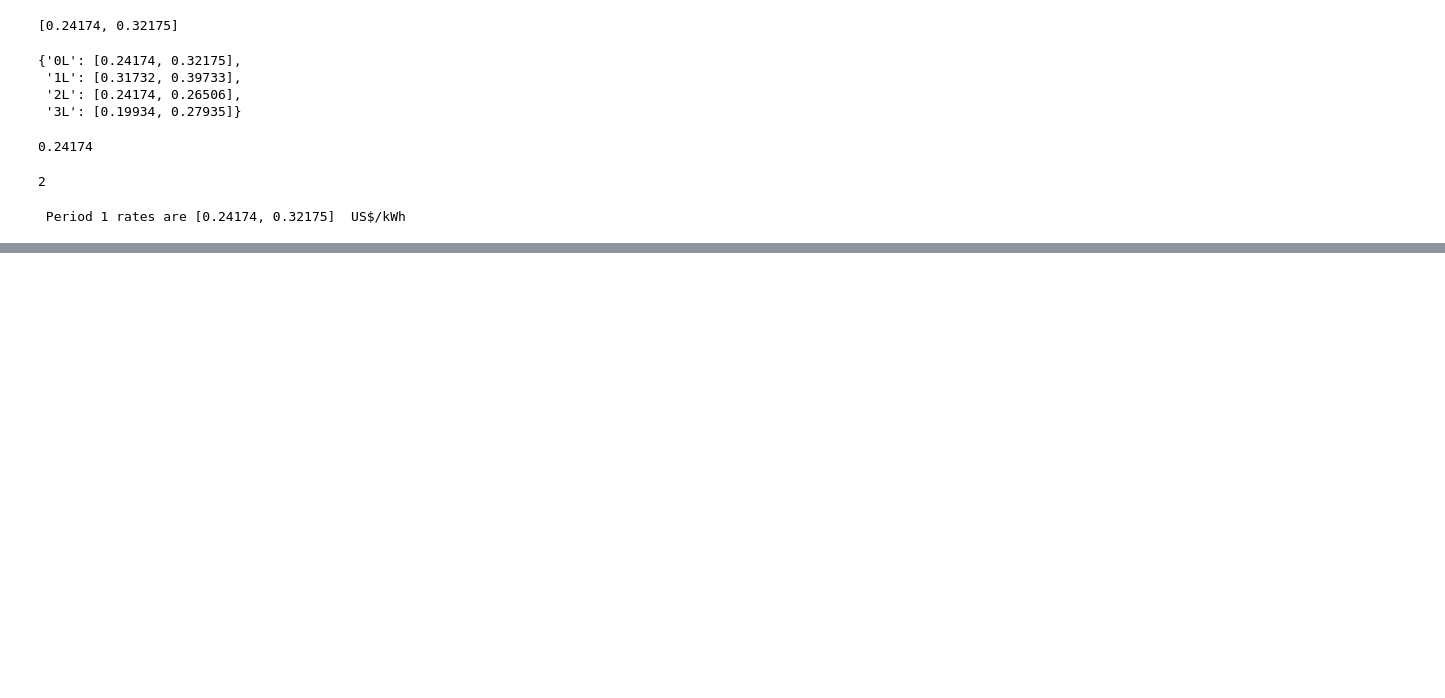
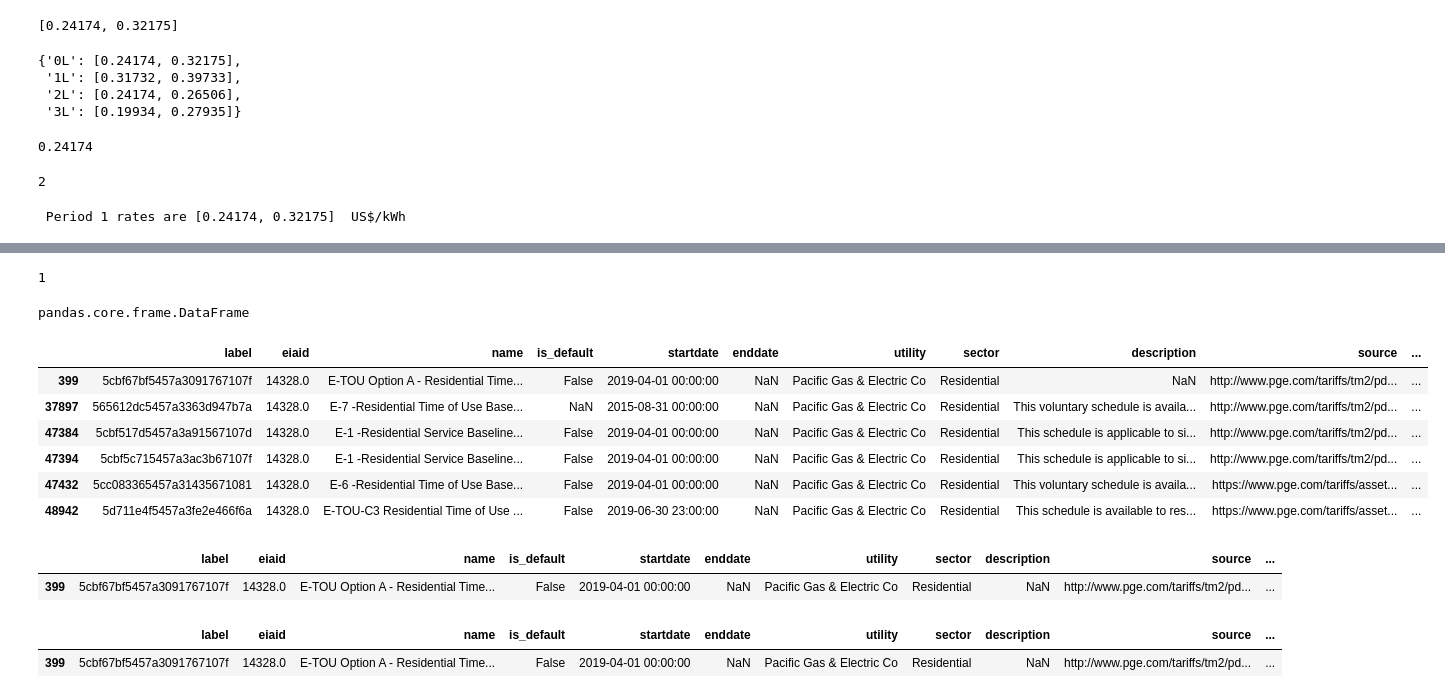
Before and after one commit to arras-energy/gridlabd-template, a Jupyter notebook: US/CA/SLAC/tariff_design/Tariff Query.ipynb, the cells around one changed output, grey strips where cells are left out. Cells and saved outputs as stored; diff of their text form; code cells hidden in the pictures; blank space fills up the shorter version.

Commit message:
Edited initiation fnc draft in .py file and finished TOU tariff class

```diff
--- a/US/CA/SLAC/tariff_design/Tariff Query.ipynb
+++ b/US/CA/SLAC/tariff_design/Tariff Query.ipynb
@@ -184,0 +230,6 @@ Name: 16, dtype: object
+# %%
+with open(filename) as fp:
+    reader = csv.reader(fp,skipinitialspace=True, delimiter=",")
+    next(reader)
+    data_read = [row for row in reader]
+print(data_read)
@@ -184,0 +246,28 @@ Name: 16, dtype: object
+# %%
+len(data_read)
+# %% [output]
+1
+# %%
+utility = data_read[0][0]
+sector = data_read[0][1]
+name = data_read[0][2]
+region = data_read[0][4]
+# %%
+terms = [name, region]
+# %%
+type(utility_active)
+# %% [output]
+pandas.core.frame.DataFrame
+# %%
+mask_utility1 = utility_active["name"].str.contains('|'.join(terms), case=False)
+mask_utility2 = utility_active["sector"].str.contains(sector)
+# %%
+utility_active[mask_utility1]
+# %% [output]
+|  | label | eiaid | name | is_default | startdate | enddate | utility | sector | description | source | ... |
+| 399 | 5cbf67bf5457a3091767107f | 14328.0 | E-TOU Option A - Residential Time... | False | 2019-04-01 00:00:00 | NaN | Pacific Gas & Electric Co | Residential | NaN | http://www.pge.com/tariffs/tm2/pd... | ... |
+| 37897 | 565612dc5457a3363d947b7a | 14328.0 | E-7 -Residential Time of Use Base... | NaN | 2015-08-31 00:00:00 | NaN | Pacific Gas & Electric Co | Residential | This voluntary schedule is availa... | http://www.pge.com/tariffs/tm2/pd... | ... |
+| 47384 | 5cbf517d5457a3a91567107d | 14328.0 | E-1 -Residential Service Baseline... | False | 2019-04-01 00:00:00 | NaN | Pacific Gas & Electric Co | Residential | This schedule is applicable to si... | http://www.pge.com/tariffs/tm2/pd... | ... |
+| 47394 | 5cbf5c715457a3ac3b67107f | 14328.0 | E-1 -Residential Service Baseline... | False | 2019-04-01 00:00:00 | NaN | Pacific Gas & Electric Co | Residential | This schedule is applicable to si... | http://www.pge.com/tariffs/tm2/pd... | ... |
+| 47432 | 5cc083365457a31435671081 | 14328.0 | E-6 -Residential Time of Use Base... | False | 2019-04-01 00:00:00 | NaN | Pacific Gas & Electric Co | Residential | This voluntary schedule is availa... | https://www.pge.com/tariffs/asset... | ... |
+| 48942 | 5d711e4f5457a3fe2e466f6a | 14328.0 | E-TOU-C3 Residential Time of Use ... | False | 2019-06-30 23:00:00 | NaN | Pacific Gas & Electric Co | Residential | This schedule is available to res... | https://www.pge.com/tariffs/asset... | ... |
@@ -184,0 +280,5 @@ Name: 16, dtype: object
+# %%
+u2[mask_u4]
+# %% [output]
+|  | label | eiaid | name | is_default | startdate | enddate | utility | sector | description | source | ... |
+| 399 | 5cbf67bf5457a3091767107f | 14328.0 | E-TOU Option A - Residential Time... | False | 2019-04-01 00:00:00 | NaN | Pacific Gas & Electric Co | Residential | NaN | http://www.pge.com/tariffs/tm2/pd... | ... |
@@ -184,0 +287,5 @@ Name: 16, dtype: object
+# %%
+utility_active[mask_u5]
+# %% [output]
+|  | label | eiaid | name | is_default | startdate | enddate | utility | sector | description | source | ... |
+| 399 | 5cbf67bf5457a3091767107f | 14328.0 | E-TOU Option A - Residential Time... | False | 2019-04-01 00:00:00 | NaN | Pacific Gas & Electric Co | Residential | NaN | http://www.pge.com/tariffs/tm2/pd... | ... |
```
Also changed, not shown: parts of 47 cells of this notebook, 3 other files.
